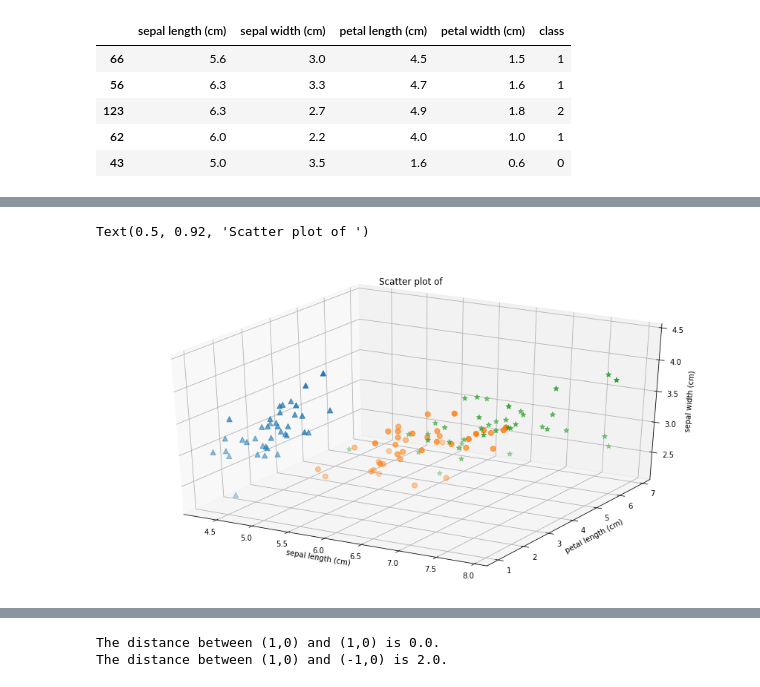
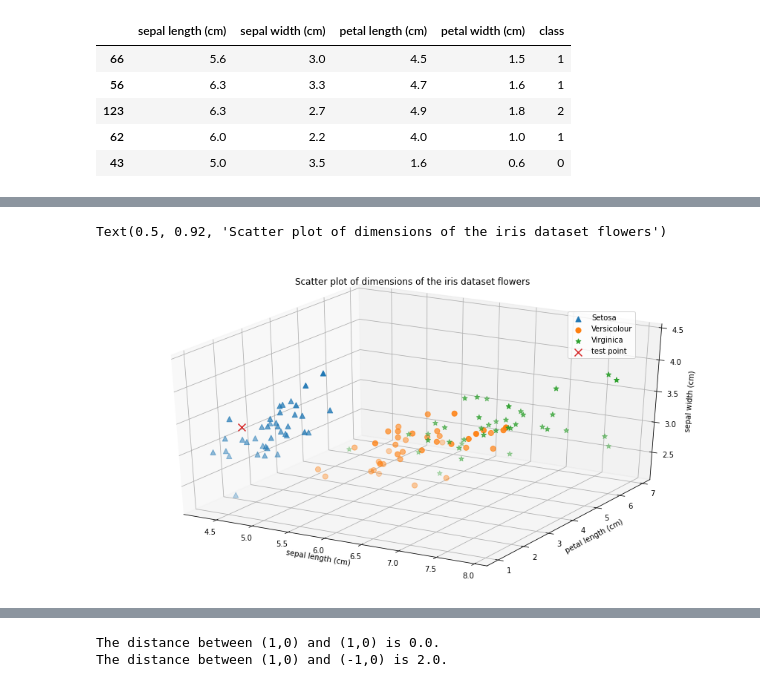
Before and after one commit to ColinB19/FromScratchAlgorithms, a Jupyter notebook: KNN_from_scratch.ipynb, the cells around one changed output, grey strips where cells are left out. Drawn from its saved outputs; the diff is of its cells as text; code cells hidden in the pictures.

Commit message:
fixed some plots and explanations

```diff
--- a/KNN_from_scratch.ipynb
+++ b/KNN_from_scratch.ipynb
@@ -40,21 +46,29 @@ train.head()
 # %%
 fig = plt.figure(figsize = (15,8))
 ax = plt.axes(projection='3d')
 
-class_list = [(0,'^'),(1,'o'),(2,'*')]
+class_list = [(0,'^', 'Setosa'),(1,'o', 'Versicolour'),(2,'*', 'Virginica')]
 
-for label in class_list:
-    ax.scatter(train[train['class']==label[0]]['sepal length (cm)'],
-          train[train['class']==label[0]]['petal length (cm)'],
-          train[train['class']==label[0]]['sepal width (cm)'],
-          marker = label[1],
+# plotting some of the training data
+for cla in class_list:
+    ax.scatter(train[train['class']==cla[0]]['sepal length (cm)'],
+          train[train['class']==cla[0]]['petal length (cm)'],
+          train[train['class']==cla[0]]['sepal width (cm)'],
+          marker = cla[1],
+          label = cla[2],
           s = 50)
+
+    # here I will just plot one test point for illustrative purposes
+ax.scatter(test.iloc[10,0],test.iloc[10,2],test.iloc[10,1],marker = 'x', label = 'test point', s = 100)
+
+
+ax.legend(bbox_to_anchor=(0.75, 0.85), loc='upper left', borderaxespad=0.)
 
 ax.set_xlabel('sepal length (cm)')
 ax.set_zlabel('sepal width (cm)')
 ax.set_ylabel('petal length (cm)')
 ax.set_title('Scatter plot of dimensions of the iris dataset flowers')
 # %% [output]
-Text(0.5, 0.92, 'Scatter plot of ')
+Text(0.5, 0.92, 'Scatter plot of dimensions of the iris dataset flowers')
-[figure, old version]
+[figure, new version]
 # %% [markdown]
```
Also changed, not shown: parts of 2 cells of this notebook.
